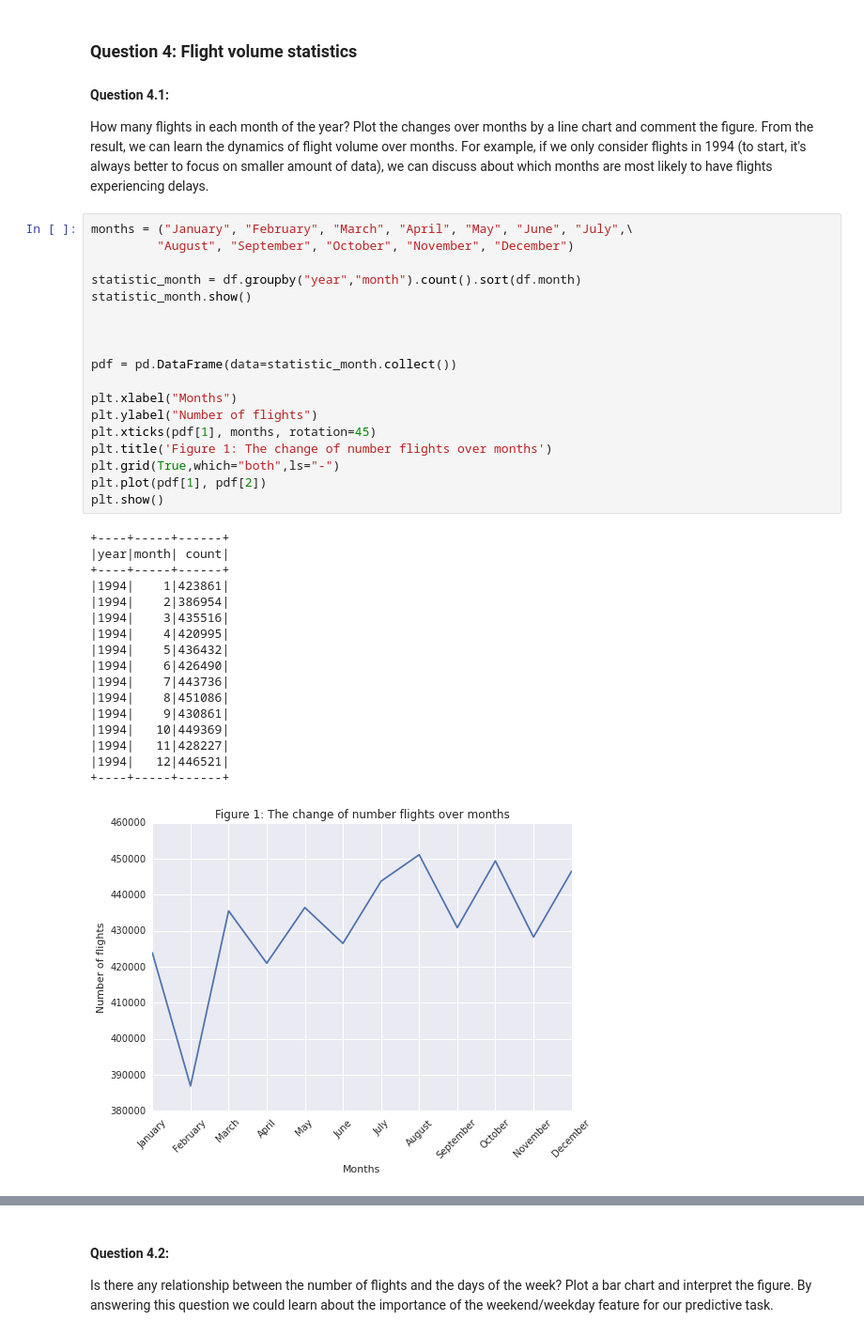
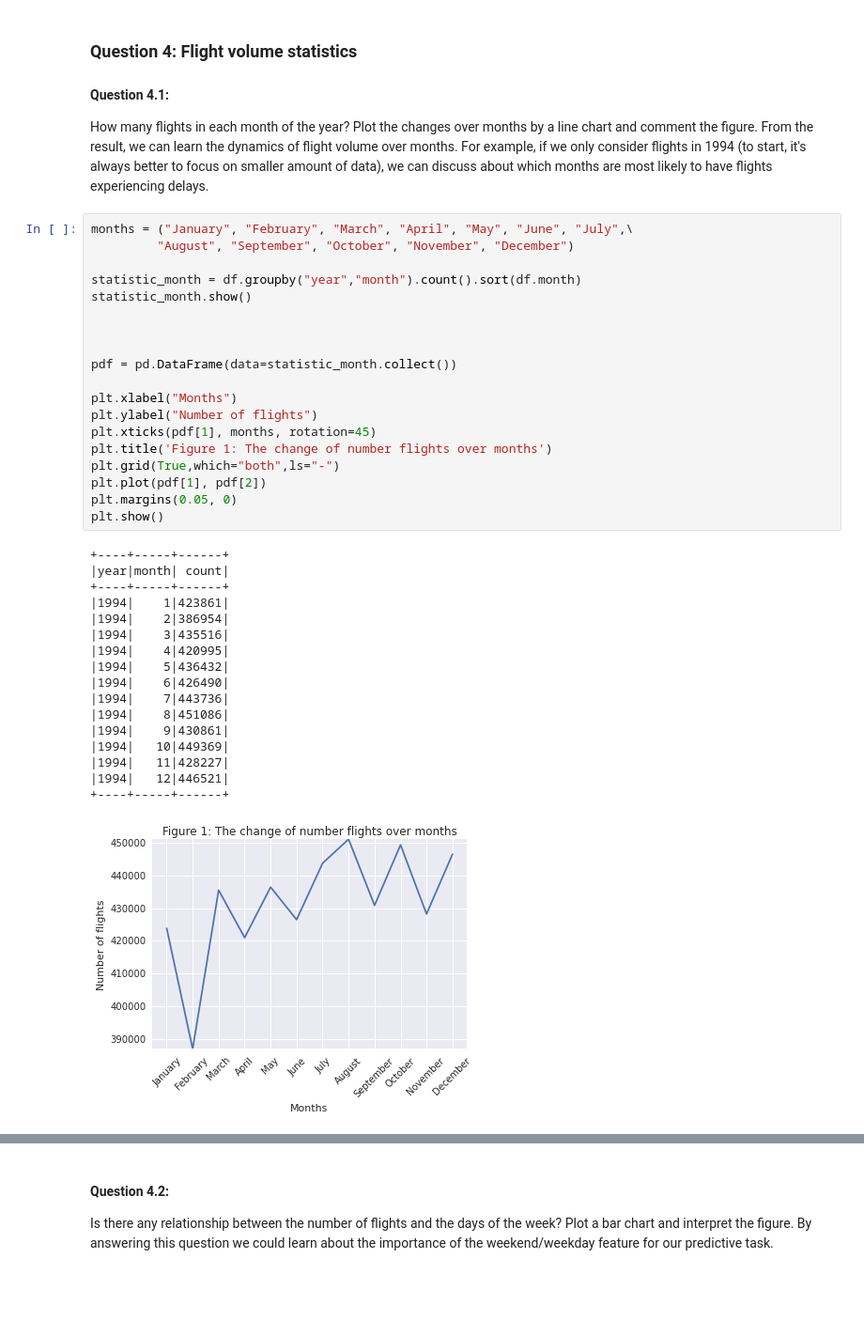
Before and after one commit to alegaballo/AML, a Jupyter notebook: [Lecture 5+6] Regression algorithm - Using Random Forests to predict Airplane Delays.ipynb, the cells around one changed output, grey strips where cells are left out. Shown at 94% size. Cells and saved outputs as stored; diff of their text form; blank space fills up the shorter version.

```diff
--- a/[Lecture 5+6] Regression algorithm - Using Random Forests to predict Airplane Delays.ipynb
+++ b/[Lecture 5+6] Regression algorithm - Using Random Forests to predict Airplane Delays.ipynb
@@ -357,32 +357,33 @@ statistic_month = df.groupby("year","month").count().sort(df.month)
 statistic_month.show()
 
 
 
 pdf = pd.DataFrame(data=statistic_month.collect())
 
 plt.xlabel("Months")
 plt.ylabel("Number of flights")
 plt.xticks(pdf[1], months, rotation=45)
 plt.title('Figure 1: The change of number flights over months')
 plt.grid(True,which="both",ls="-")
 plt.plot(pdf[1], pdf[2])
+plt.margins(0.05, 0)
 plt.show()
 # %% [output]
 +----+-----+------+
 |year|month| count|
 +----+-----+------+
 |1994|    1|423861|
 |1994|    2|386954|
 |1994|    3|435516|
 |1994|    4|420995|
 |1994|    5|436432|
 |1994|    6|426490|
 |1994|    7|443736|
 |1994|    8|451086|
 |1994|    9|430861|
 |1994|   10|449369|
 |1994|   11|428227|
 |1994|   12|446521|
 +----+-----+------+
-[figure, old version]
+[figure, new version]
 # %% [markdown]
```
Also changed, not shown: parts of 22 cells of this notebook.
